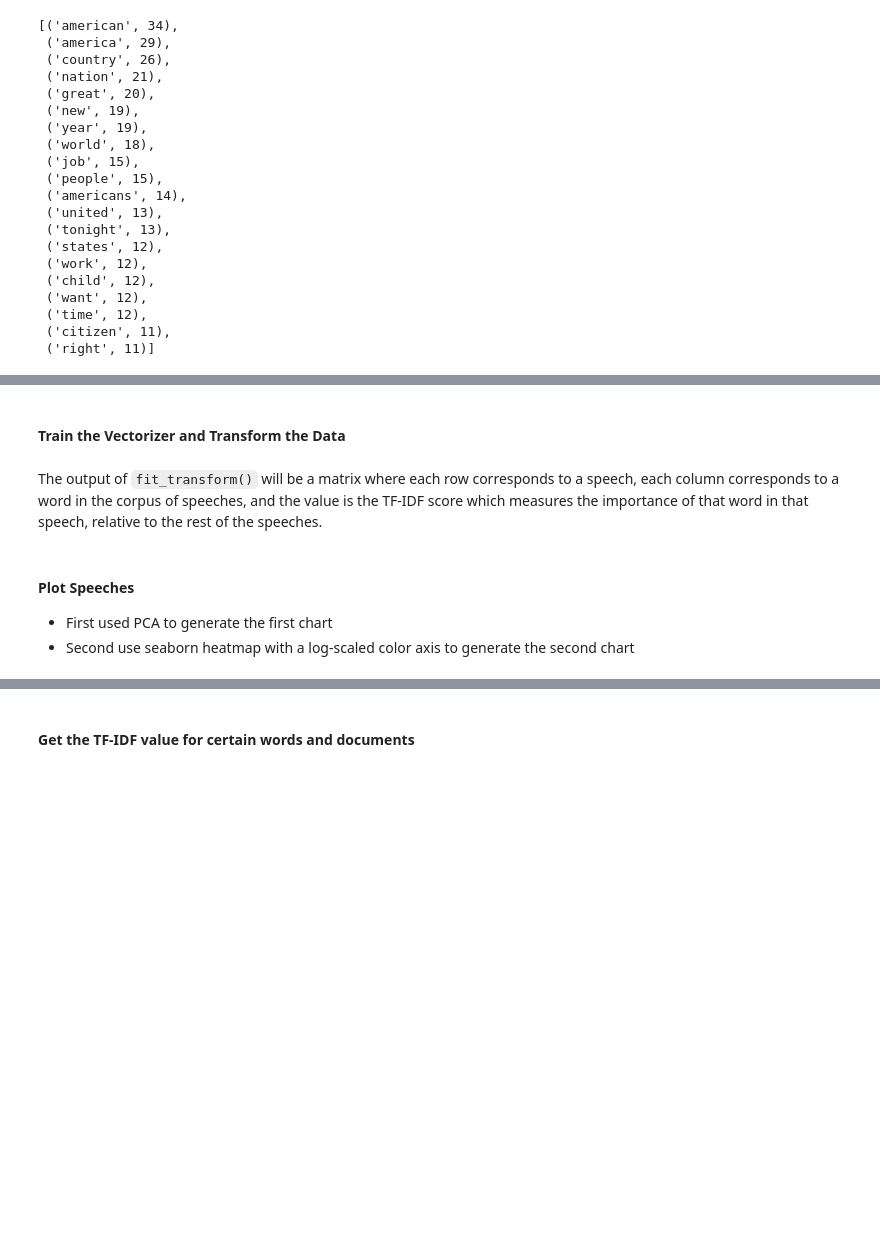
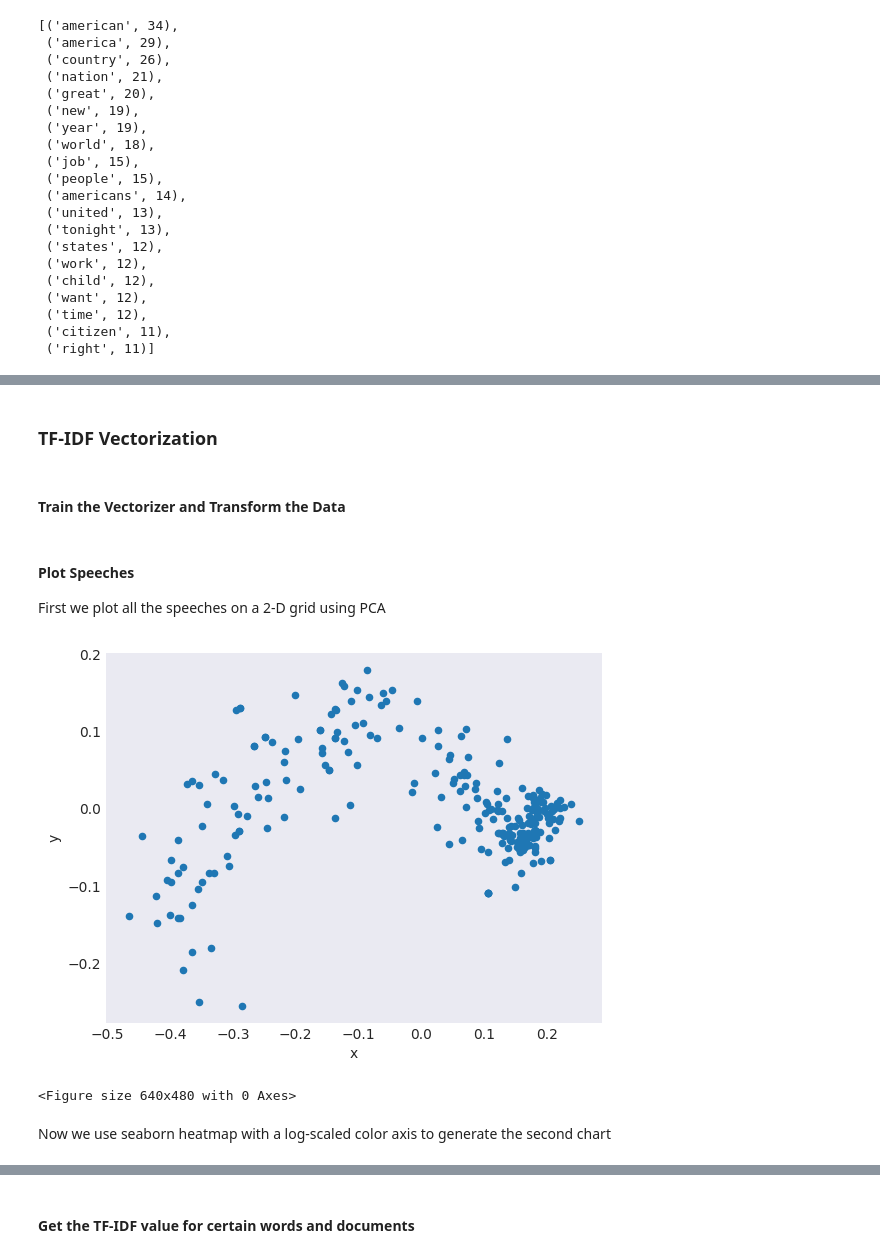
Before and after one commit to UCB-stat-159-f25/proj02-group21, a Jupyter notebook: nlp-P02.ipynb, the cells around one changed output, grey strips where cells are left out. Drawn from its saved outputs; the diff is of its cells as text; code cells hidden in the pictures; blank space fills up the shorter version.

```diff
--- a/nlp-P02.ipynb
+++ b/nlp-P02.ipynb
@@ -255,0 +11,3 @@ words_2017 = ...
+# %%
+#Loading in data
+sou = pd.read_csv("data/SOTU.csv")
@@ -317 +225,3 @@ Here we will fit a TF-IDF vectorizer, plot all the speeches on a 2-D grid using
+# %% [markdown]
+### TF-IDF Vectorization
 # %%
@@ -327,7 +236,26 @@ raw_docs = sou["Text"].to_list()
-# %% [markdown]
-The output of `fit_transform()` will be a matrix where each row corresponds to a speech, each column corresponds to a word in the corpus of speeches, and the value is the TF-IDF score which measures the importance of that word in that speech, relative to the rest of the speeches.
+# %%
+# Selecting Model
+tfidf_model = TfidfVectorizer()
+
+# Fitting TF-IDF vectorizer
+tfidf_vectors = tfidf_model.fit_transform(raw_documents=raw_docs)
+# %% [markdown]
+#### Plot Speeches
+First we plot all the speeches on a 2-D grid using PCA
+# %%
+# Setting PCA to find first 2 principal components
+pca = PCA(n_components=2)
+
+# Creating a new dataframe where each row is a speech, and each column is a projection onto
+# one of the two principal components
+df2d = pd.DataFrame(pca.fit_transform(tfidf_vectors), columns=list('xy'))
+
+# Plotting Data Visualization
+df2d.plot(kind='scatter', x='x', y='y')
+plt.show()
+plt.savefig("outputs/2.2_Speeches_PCA.png", dpi=300, bbox_inches='tight')
+# %% [output]
+[figure, added]
+<Figure size 640x480 with 0 Axes>
 # %% [markdown]
-#### Plot Speeches
-
-- First used PCA to generate the first chart
-- Second use seaborn heatmap with a log-scaled color axis to generate the second chart
+Now we use seaborn heatmap with a log-scaled color axis to generate the second chart
```
Also changed, not shown: parts of 86 cells of this notebook.
